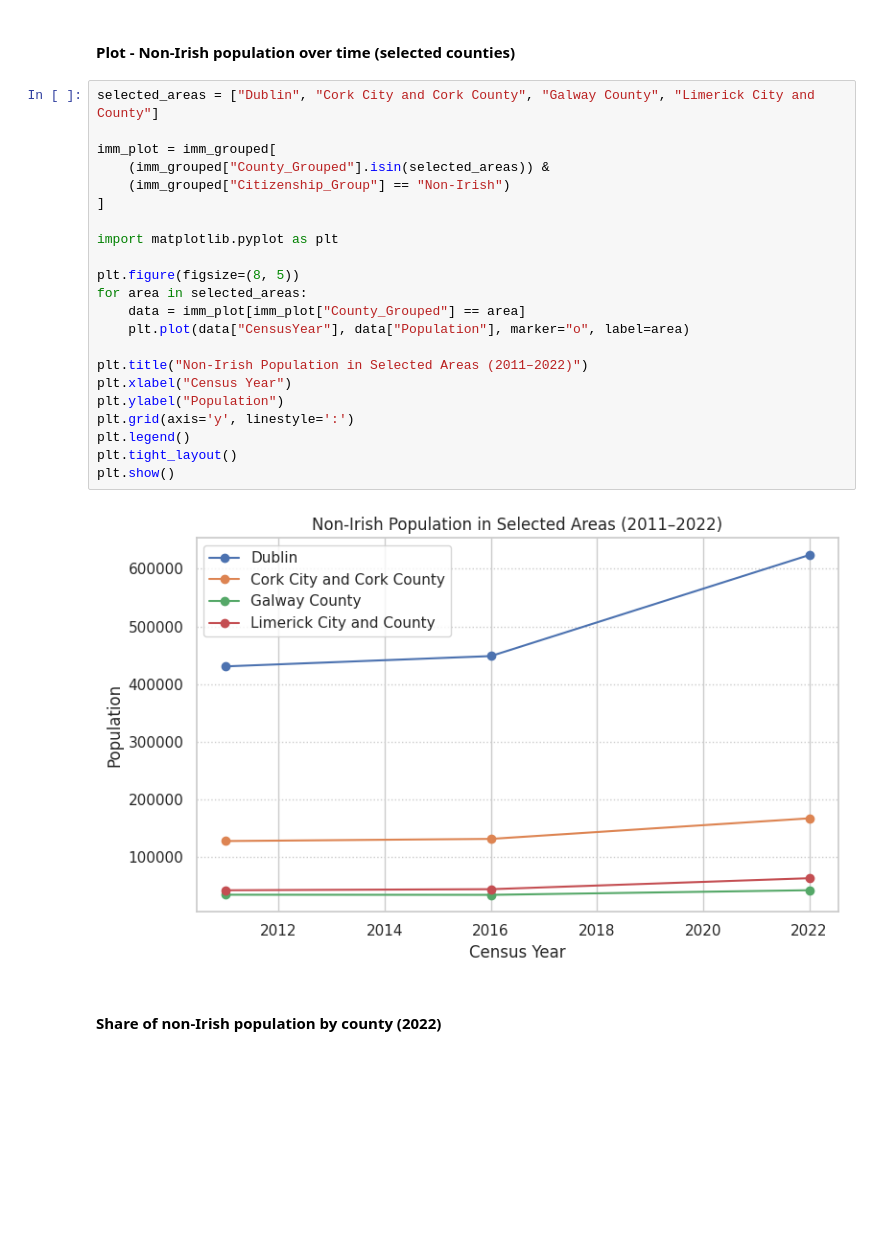
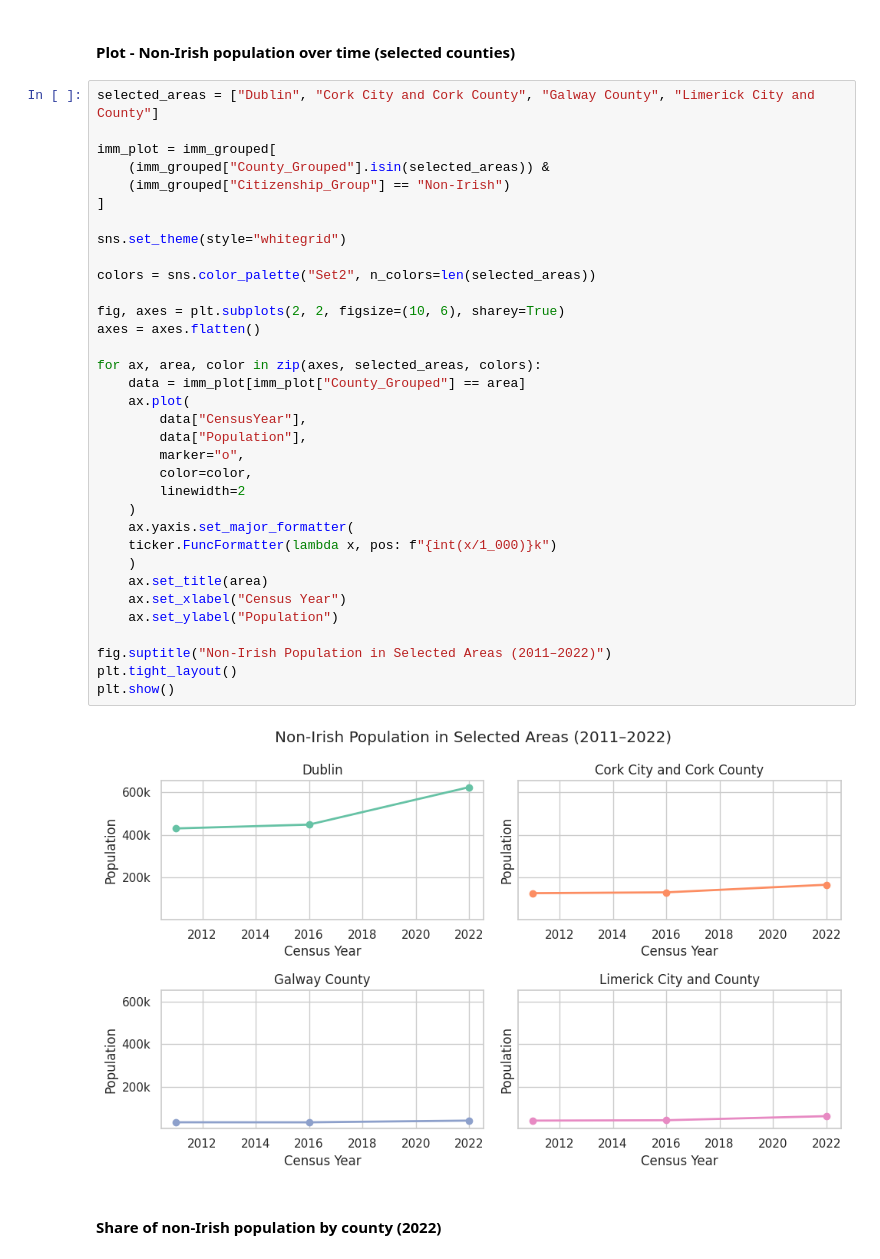
Before and after one commit to elainecazetta/programming-for-data-analytics, a Jupyter notebook: project/census_analysis.ipynb, the cells around one changed output. Cells and saved outputs as stored; diff of their text form; blank space fills up the shorter version.

```diff
--- a/project/census_analysis.ipynb
+++ b/project/census_analysis.ipynb
@@ -636,30 +679,42 @@ print(imm_grouped["Citizenship_Group"].unique())
 ['Irish' 'Non-Irish']
 # %% [markdown]
 #### Plot - Non-Irish population over time (selected counties)
-# %%
-selected_areas = ["Dublin", "Cork City and Cork County", "Galway County", "Limerick City and County"]
-
-imm_plot = imm_grouped[
-    (imm_grouped["County_Grouped"].isin(selected_areas)) &
-    (imm_grouped["Citizenship_Group"] == "Non-Irish")
-]
-
-import matplotlib.pyplot as plt
-
-plt.figure(figsize=(8, 5))
-for area in selected_areas:
-    data = imm_plot[imm_plot["County_Grouped"] == area]
-    plt.plot(data["CensusYear"], data["Population"], marker="o", label=area)
-
-plt.title("Non-Irish Population in Selected Areas (2011–2022)")
-plt.xlabel("Census Year")
-plt.ylabel("Population")
-plt.grid(axis='y', linestyle=':')
-plt.legend()
-plt.tight_layout()
-plt.show()
-# %% [output]
-[figure, removed]
+# %%
+selected_areas = ["Dublin", "Cork City and Cork County", "Galway County", "Limerick City and County"]
+
+imm_plot = imm_grouped[
+    (imm_grouped["County_Grouped"].isin(selected_areas)) &
+    (imm_grouped["Citizenship_Group"] == "Non-Irish")
+]
+
+sns.set_theme(style="whitegrid")
+
+colors = sns.color_palette("Set2", n_colors=len(selected_areas))
+
+fig, axes = plt.subplots(2, 2, figsize=(10, 6), sharey=True)
+axes = axes.flatten()
+
+for ax, area, color in zip(axes, selected_areas, colors):
+    data = imm_plot[imm_plot["County_Grouped"] == area]
+    ax.plot(
+        data["CensusYear"],
+        data["Population"],
+        marker="o",
+        color=color,
+        linewidth=2
+    )
+    ax.yaxis.set_major_formatter(
+    ticker.FuncFormatter(lambda x, pos: f"{int(x/1_000)}k")
+    )
+    ax.set_title(area)
+    ax.set_xlabel("Census Year")
+    ax.set_ylabel("Population")
+
+fig.suptitle("Non-Irish Population in Selected Areas (2011–2022)")
+plt.tight_layout()
+plt.show()
+# %% [output]
+[figure, added]
 # %% [markdown]
 #### Share of non-Irish population by county (2022)
 # %%
```
Also changed, not shown: parts of 7 cells of this notebook.
